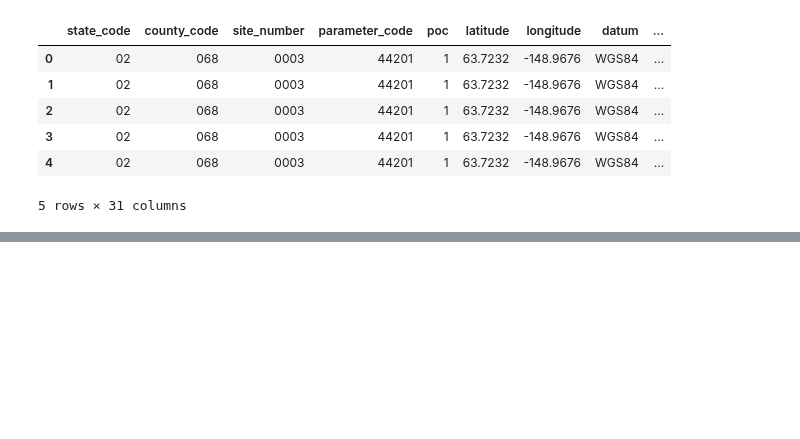
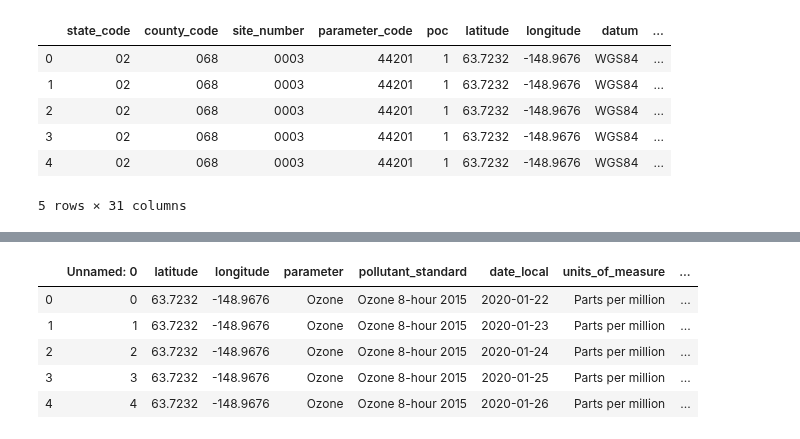
Before and after one commit to coconutpep/US-COVID19-Effect, a Jupyter notebook: weather.ipynb, the cells around one changed output, grey strips where cells are left out. Drawn from its saved outputs; the diff is of its cells as text; code cells hidden in the pictures; blank space fills up the shorter version.

```diff
--- a/weather.ipynb
+++ b/weather.ipynb
@@ -84,2 +84,12 @@ len(cleanStates)
 # %%
 cleanStates.to_csv("docs/data/air_quality.csv")
+# %%
+air_data = pd.read_csv("docs/data/air_quality.csv")
+air_data.head()
+# %% [output]
+|  | Unnamed: 0 | latitude | longitude | parameter | pollutant_standard | date_local | units_of_measure | ... |
+| 0 | 0 | 63.7232 | -148.9676 | Ozone | Ozone 8-hour 2015 | 2020-01-22 | Parts per million | ... |
+| 1 | 1 | 63.7232 | -148.9676 | Ozone | Ozone 8-hour 2015 | 2020-01-23 | Parts per million | ... |
+| 2 | 2 | 63.7232 | -148.9676 | Ozone | Ozone 8-hour 2015 | 2020-01-24 | Parts per million | ... |
+| 3 | 3 | 63.7232 | -148.9676 | Ozone | Ozone 8-hour 2015 | 2020-01-25 | Parts per million | ... |
+| 4 | 4 | 63.7232 | -148.9676 | Ozone | Ozone 8-hour 2015 | 2020-01-26 | Parts per million | ... |
```
Also changed, not shown: parts of 7 cells of this notebook, 5 other files.
